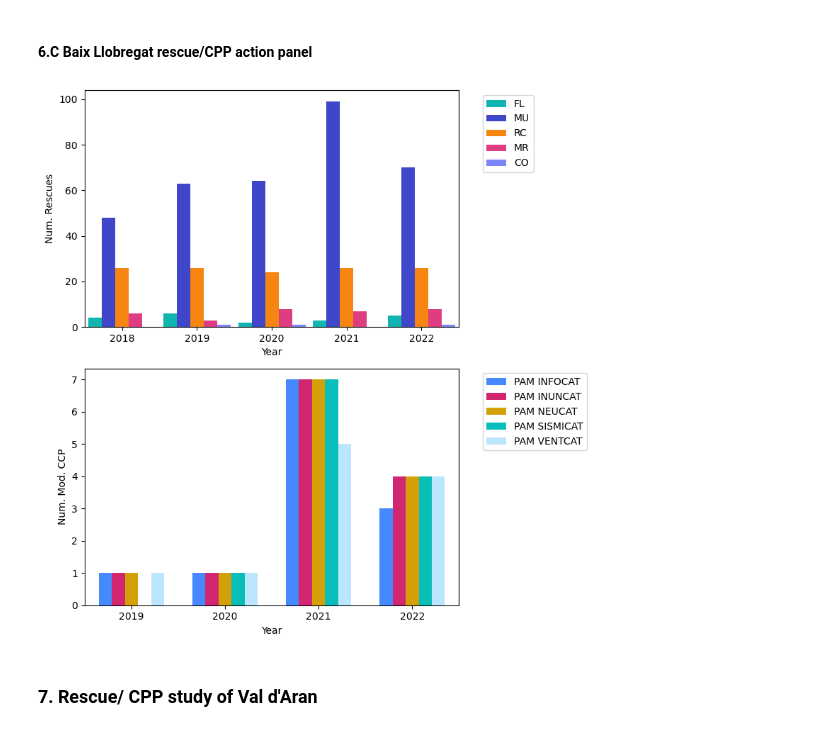
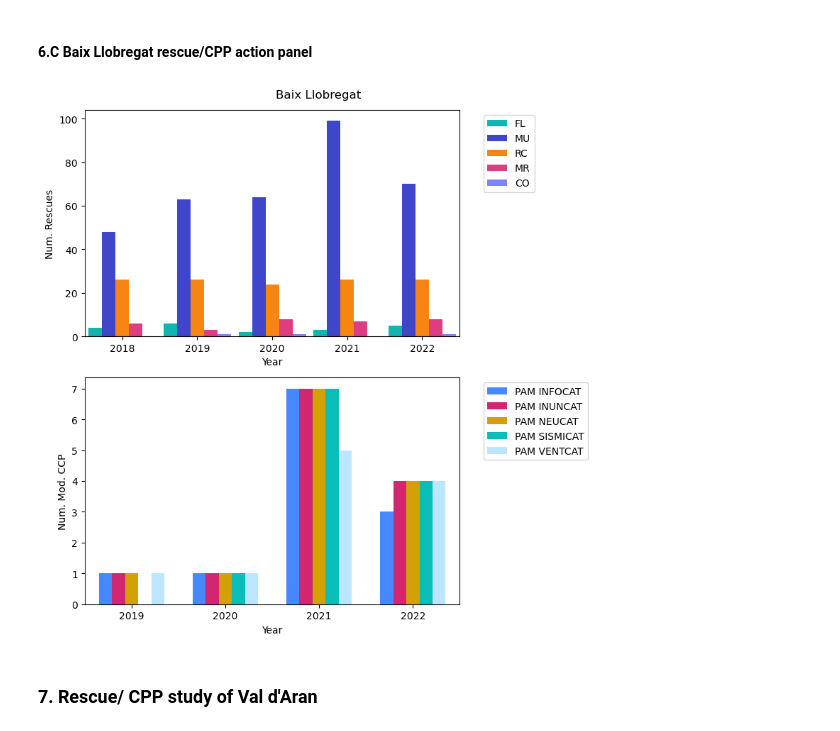
Before and after one commit to belenmvinhas/AVDM_ioib, a Jupyter notebook: ot/civil_protection_plans.ipynb, the cells around one changed output. Drawn from its saved outputs; the diff is of its cells as text; code cells hidden in the pictures.

```diff
--- a/ot/civil_protection_plans.ipynb
+++ b/ot/civil_protection_plans.ipynb
@@ -902,34 +905,37 @@ plt.show()
 # Set the colorblind palette
 colorblind_palette = ["#0fb5ae", "#4046ca", "#f68511", "#de3d82", "#7e84fa"]
 
 # Set the alternative palette
 alternative_palette = ["#4689ff", "#d02770", "#d3a107", "#09bdb9", "#bbe6fe"]
 
 hue_order = ["FL", "MU", "RC", "MR", "CO"]
 hue_order_2 = ["PAM INFOCAT", "PAM INUNCAT", "PAM NEUCAT", "PAM SISMICAT", "PAM VENTCAT"]
 # Create subplots with 2 rows and 1 column
 fig, axes = plt.subplots(nrows=2, ncols=1, figsize=(8, 8))
 
 # First subplot (top)
 sns.barplot(x='ANY', y='NUM_ACTIONS', hue='TAL_COD_ALARMA2', hue_order=hue_order, data=grouped_by_years_bl, palette=colorblind_palette, saturation=1, width=0.9, ax=axes[0])
 
 axes[0].set_xlabel('Year')
 axes[0].set_ylabel('Num. Rescues')
 axes[0].legend(bbox_to_anchor=(1.05, 1), loc='upper left')
 
 # Second subplot (bottom)
 sns.barplot(x='ANY', y='Estat', hue='Nom del pla', data=grouped_by_years_ccp_bl, hue_order = hue_order_2,palette=alternative_palette, saturation=1, width=0.7, ax=axes[1])
 
 axes[1].set_xlabel('Year')
 axes[1].set_ylabel('Num. Mod. CCP')
 axes[1].legend(bbox_to_anchor=(1.05, 1), loc='upper left')
 
+# Add a title to the entire figure
+plt.suptitle('Baix Llobregat', fontsize=12)
+
 # Adjust layout and save the plot
 plt.tight_layout()
 plt.savefig("figures/combined_plot_baix_llobregat.pdf")
 plt.show()
 # %% [output]
-[figure, old version]
+[figure, new version]
 # %% [markdown]
 ### 7. Rescue/ CPP study of Val d'Aran
 # %% [markdown]
```
Also changed, not shown: parts of 1 cell of this notebook, 14 other files.
